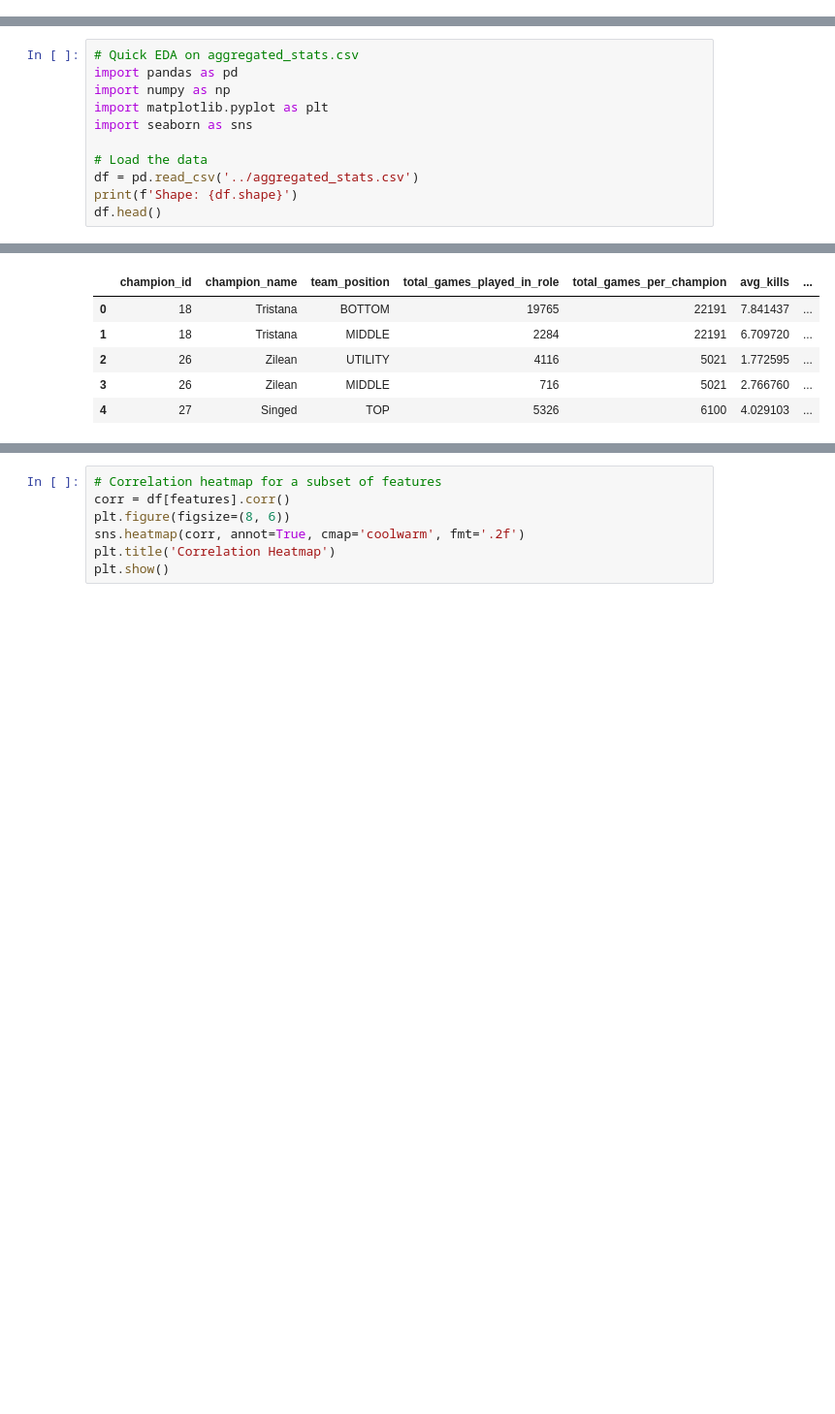
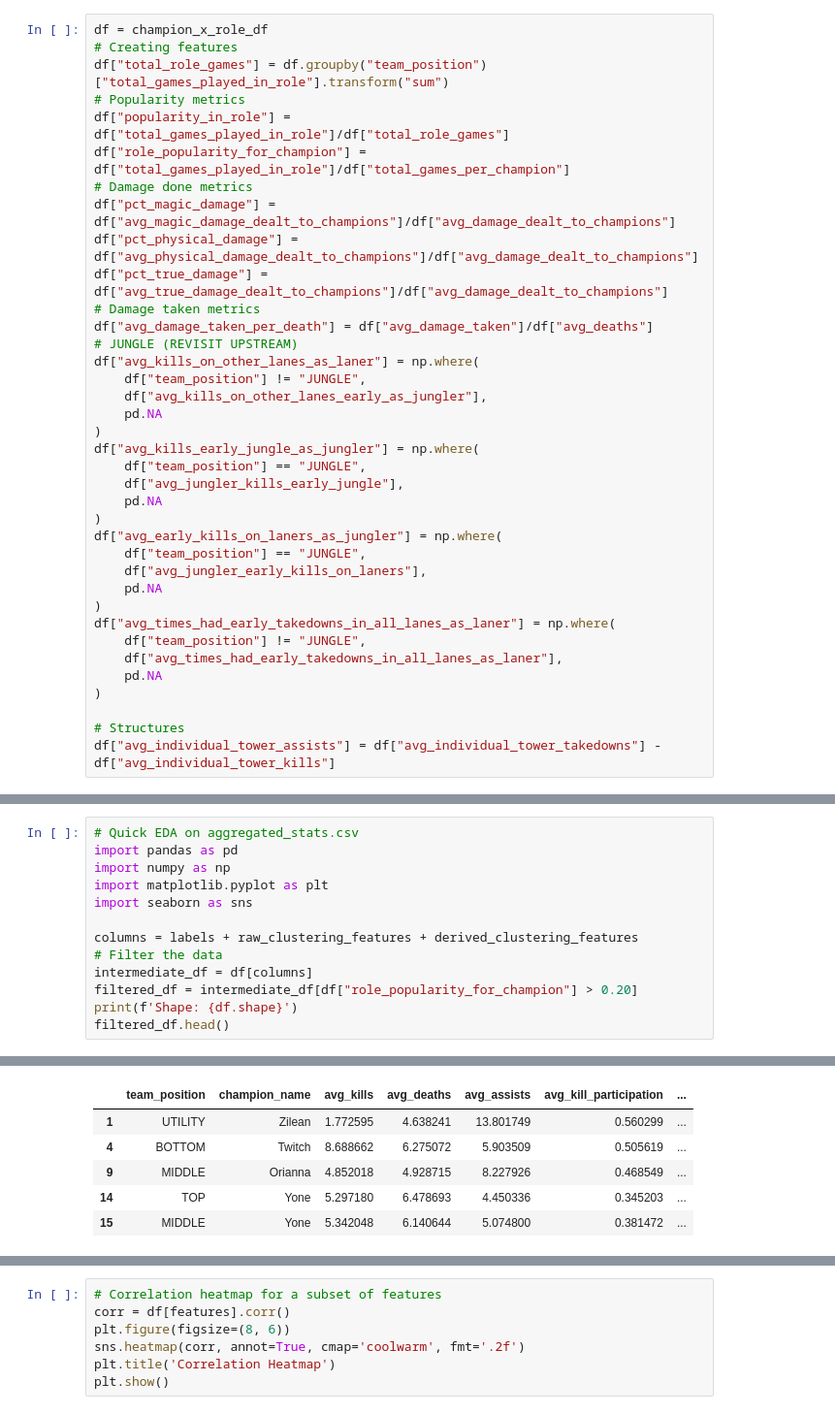
Before and after one commit to calebeurich/lol-helper, a Jupyter notebook: clustering/clustering_2.ipynb, the cells around one changed output, grey strips where cells are left out. Shown at 97% size. Drawn from its saved outputs; the diff is of its cells as text; blank space fills up the shorter version.

```diff
--- a/clustering/clustering_2.ipynb
+++ b/clustering/clustering_2.ipynb
@@ -11,0 +35,37 @@ print(f"{key} → {local}")
+# %%
+df = champion_x_role_df
+# Creating features
+df["total_role_games"] = df.groupby("team_position")["total_games_played_in_role"].transform("sum")
+# Popularity metrics
+df["popularity_in_role"] = df["total_games_played_in_role"]/df["total_role_games"]
+df["role_popularity_for_champion"] = df["total_games_played_in_role"]/df["total_games_per_champion"]
+# Damage done metrics
+df["pct_magic_damage"] = df["avg_magic_damage_dealt_to_champions"]/df["avg_damage_dealt_to_champions"]
+df["pct_physical_damage"] = df["avg_physical_damage_dealt_to_champions"]/df["avg_damage_dealt_to_champions"]
+df["pct_true_damage"] = df["avg_true_damage_dealt_to_champions"]/df["avg_damage_dealt_to_champions"]
+# Damage taken metrics
+df["avg_damage_taken_per_death"] = df["avg_damage_taken"]/df["avg_deaths"]
+# JUNGLE (REVISIT UPSTREAM)
+df["avg_kills_on_other_lanes_as_laner"] = np.where(
+    df["team_position"] != "JUNGLE",
+    df["avg_kills_on_other_lanes_early_as_jungler"],
+    pd.NA
+)
+df["avg_kills_early_jungle_as_jungler"] = np.where(
+    df["team_position"] == "JUNGLE",
+    df["avg_jungler_kills_early_jungle"],
+    pd.NA
+)
+df["avg_early_kills_on_laners_as_jungler"] = np.where(
+    df["team_position"] == "JUNGLE",
+    df["avg_jungler_early_kills_on_laners"],
+    pd.NA
+)
+df["avg_times_had_early_takedowns_in_all_lanes_as_laner"] = np.where(
+    df["team_position"] != "JUNGLE",
+    df["avg_times_had_early_takedowns_in_all_lanes_as_laner"],
+    pd.NA
+)
+
+# Structures
+df["avg_individual_tower_assists"] = df["avg_individual_tower_takedowns"] - df["avg_individual_tower_kills"]
@@ -16,8 +350,10 @@ import numpy as np
 import matplotlib.pyplot as plt
 import seaborn as sns
 
-# Load the data
-df = pd.read_csv('../aggregated_stats.csv')
+columns = labels + raw_clustering_features + derived_clustering_features
+# Filter the data
+intermediate_df = df[columns]
+filtered_df = intermediate_df[df["role_popularity_for_champion"] > 0.20]
 print(f'Shape: {df.shape}')
-df.head()
+filtered_df.head()
 # %% [output]
@@ -32,6 +361,6 @@ Shape: (310, 265)
-|  | champion_id | champion_name | team_position | total_games_played_in_role | total_games_per_champion | avg_kills | ... |
-| 0 | 18 | Tristana | BOTTOM | 19765 | 22191 | 7.841437 | ... |
-| 1 | 18 | Tristana | MIDDLE | 2284 | 22191 | 6.709720 | ... |
-| 2 | 26 | Zilean | UTILITY | 4116 | 5021 | 1.772595 | ... |
-| 3 | 26 | Zilean | MIDDLE | 716 | 5021 | 2.766760 | ... |
-| 4 | 27 | Singed | TOP | 5326 | 6100 | 4.029103 | ... |
+|  | team_position | champion_name | avg_kills | avg_deaths | avg_assists | avg_kill_participation | ... |
+| 1 | UTILITY | Zilean | 1.772595 | 4.638241 | 13.801749 | 0.560299 | ... |
+| 4 | BOTTOM | Twitch | 8.688662 | 6.275072 | 5.903509 | 0.505619 | ... |
+| 9 | MIDDLE | Orianna | 4.852018 | 4.928715 | 8.227926 | 0.468549 | ... |
+| 14 | TOP | Yone | 5.297180 | 6.478693 | 4.450336 | 0.345203 | ... |
+| 15 | MIDDLE | Yone | 5.342048 | 6.140644 | 5.074800 | 0.381472 | ... |
```
Also changed, not shown: parts of 16 cells of this notebook, 4 other files.
